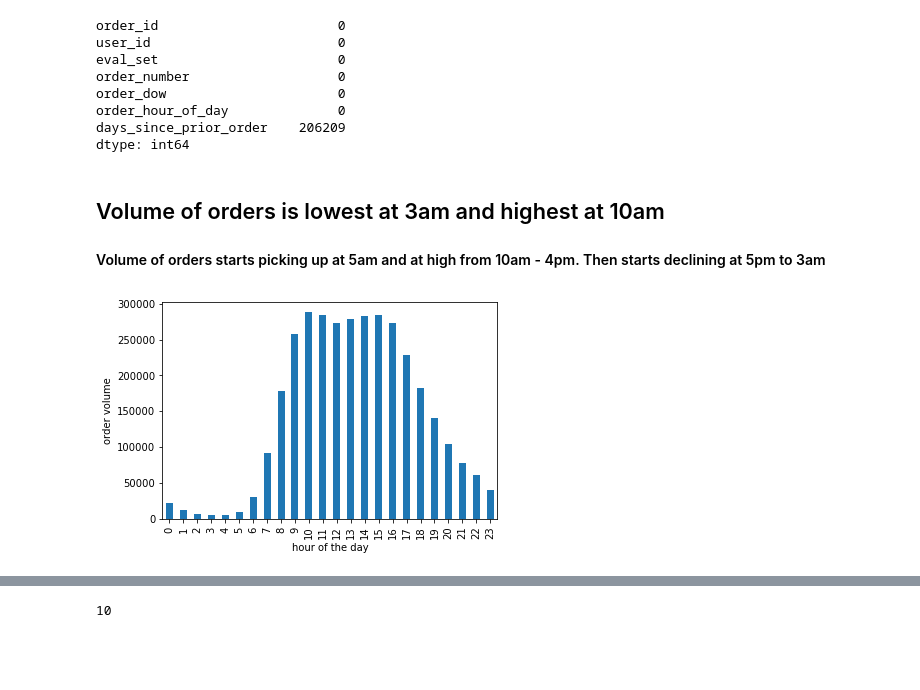
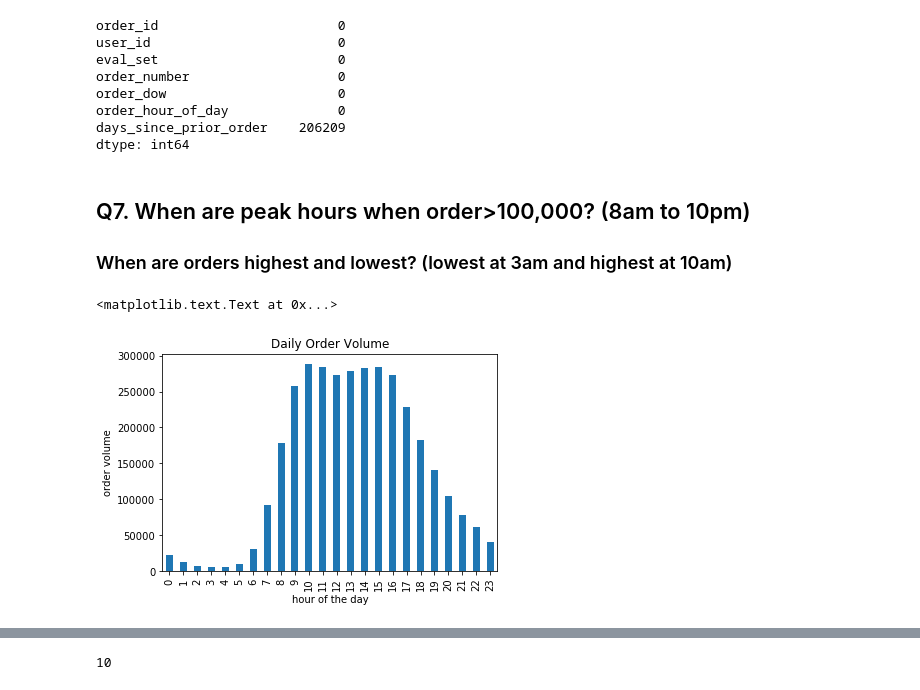
Before and after one commit to DrAugustine1981/InstacartCapstoneProject, a Jupyter notebook: EDA.ipynb, the cells around one changed output, grey strips where cells are left out. Drawn from its saved outputs; the diff is of its cells as text; code cells hidden in the pictures; blank space fills up the shorter version.

```diff
--- a/EDA.ipynb
+++ b/EDA.ipynb
@@ -119,14 +152,17 @@ order_dow                      0
 order_hour_of_day              0
 days_since_prior_order    206209
 dtype: int64
-# %% [markdown]
-## Volume of orders is lowest at 3am and highest at 10am
-#### Volume of orders starts picking up at 5am and at high from 10am - 4pm. Then starts declining at 5pm to 3am
+# %% [markdown]
+## Q7. When are peak hours when order>100,000? (8am to 10pm)
+
+### When are orders highest and lowest? (lowest at 3am and highest at 10am)
 # %%
 hourdist=orders['order_hour_of_day'].value_counts().sort_index()
 hourdist.plot(kind='bar')
 _=plt.xlabel('hour of the day')
 _=plt.ylabel('order volume')
 _=plt.xticks([0,1,2,3,4,5,6,7,8,9,10,11,12,13,14,15,16,17,18,19,20,21,22,23])
+plt.title('Daily Order Volume')
 # %% [output]
+<matplotlib.text.Text at 0x...>
-[figure, old version]
+[figure, new version]
```
Also changed, not shown: parts of 131 cells of this notebook.
